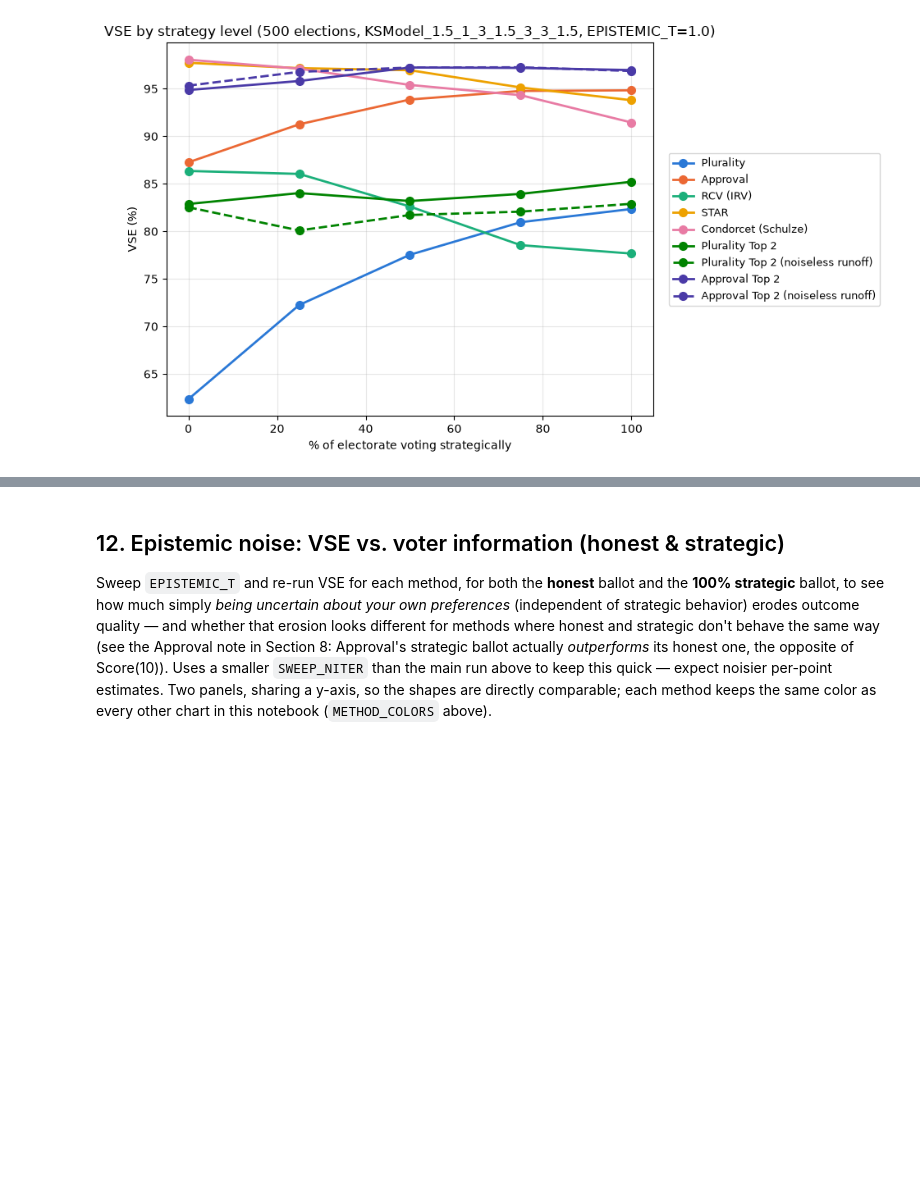
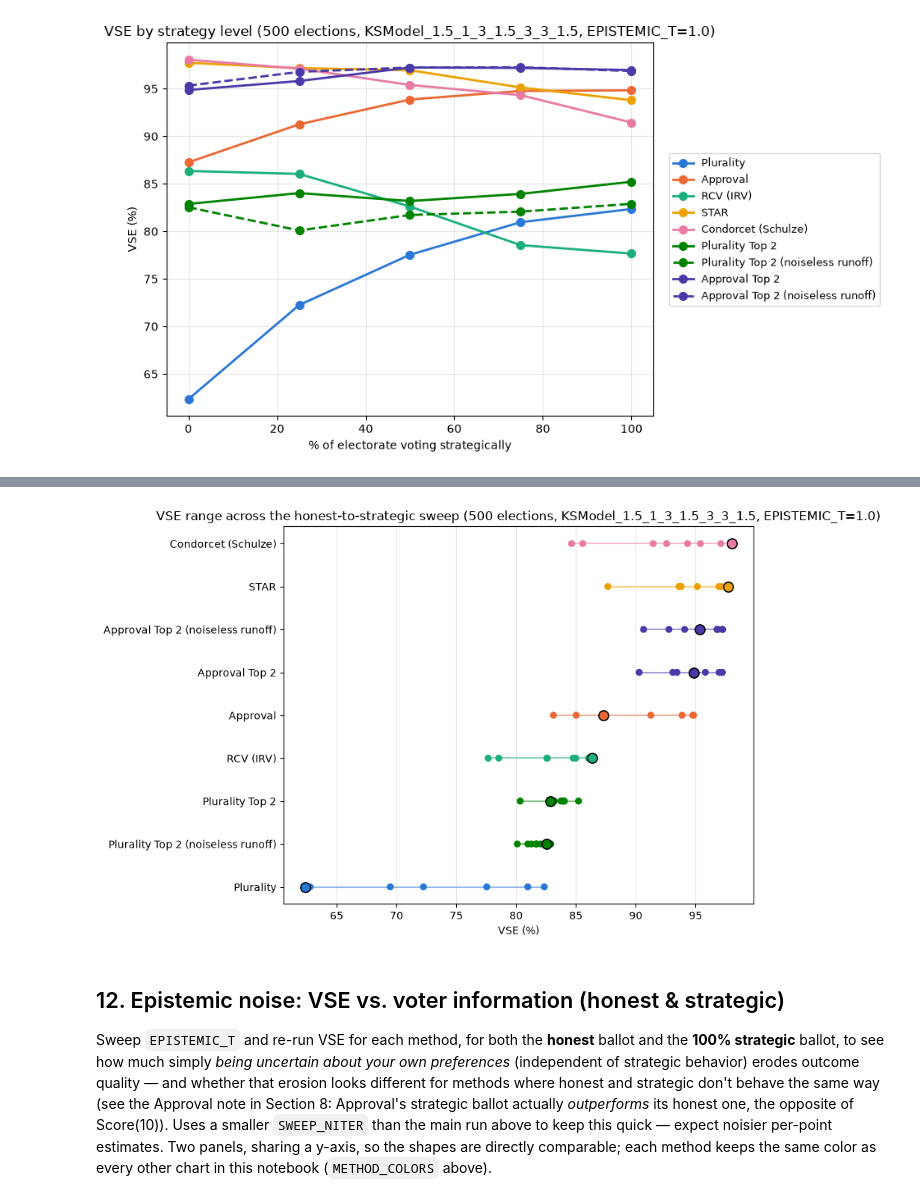
Before and after one commit to eigentaylor/vse-sim, a Jupyter notebook: notebooks/vse_checkpoint1.ipynb, the cells around one changed output, grey strips where cells are left out. Cells and saved outputs as stored; diff of their text form; code cells hidden in the pictures; blank space fills up the shorter version.

```diff
--- a/notebooks/vse_checkpoint1.ipynb
+++ b/notebooks/vse_checkpoint1.ipynb
@@ -2135,3 +2144,35 @@ plt.show()
+# %%
+_sorted_labels = sorted(
+    (label for label, _ in METHODS),
+    key=lambda label: next(m for c, m, _ in rows_by_method[label] if c == "100% honest"),
+)
+
+fig, ax = plt.subplots(figsize=(9, 6))
+# _sorted_labels is ascending by honest VSE; plotting in that order puts the worst method at
+# row 0 (the bottom of a matplotlib y-axis) and the best method at the top row, as intended.
+for row_i, label in enumerate(_sorted_labels):
+    vses = [mean_ * 100 for _, mean_, _ in rows_by_method[label]]
+    color = METHOD_COLORS[label]
+    ax.plot([min(vses), max(vses)], [row_i, row_i], color=color, linewidth=1.5, alpha=0.5, zorder=1)
+    for chooser_label, mean_, _ in rows_by_method[label]:
+        is_honest = chooser_label == "100% honest"
+        ax.scatter(mean_ * 100, row_i,
+                   s=90 if is_honest else 45,
+                   color=color,
+                   edgecolors="black" if is_honest else "none",
+                   linewidths=1.2 if is_honest else 0,
+                   zorder=3 if is_honest else 2)
+
+ax.set_yticks(range(len(_sorted_labels)))
+ax.set_yticklabels(_sorted_labels)
+ax.set_xlabel("VSE (%)")
+ax.set_title(f"VSE range across the honest-to-strategic sweep ({NITER} elections, "
+             f"{MODEL}, EPISTEMIC_T={EPISTEMIC_T})")
+ax.grid(True, axis="x", alpha=0.3)
+plt.tight_layout()
+plt.show()
+# %% [output]
+[figure, added]
 # %% [markdown]
 ## 12. Epistemic noise: VSE vs. voter information (honest & strategic)
 
```
Also changed, not shown: parts of 4 cells of this notebook.
